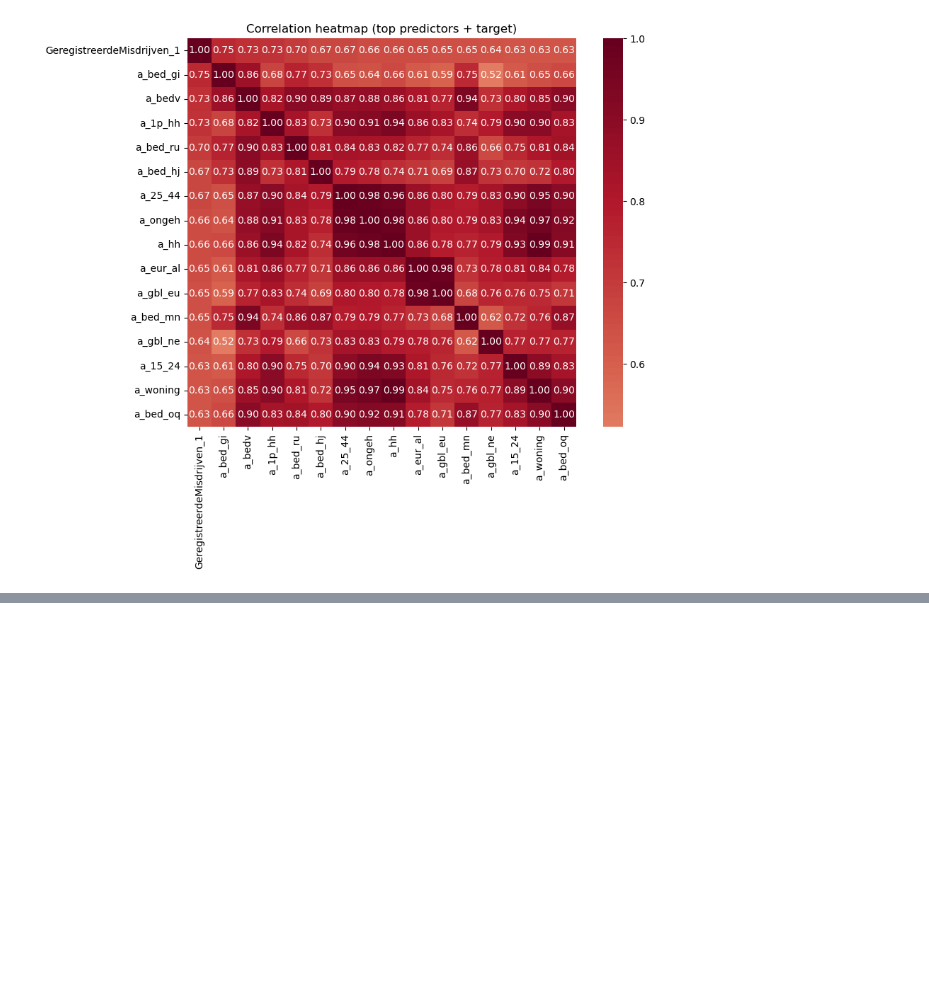
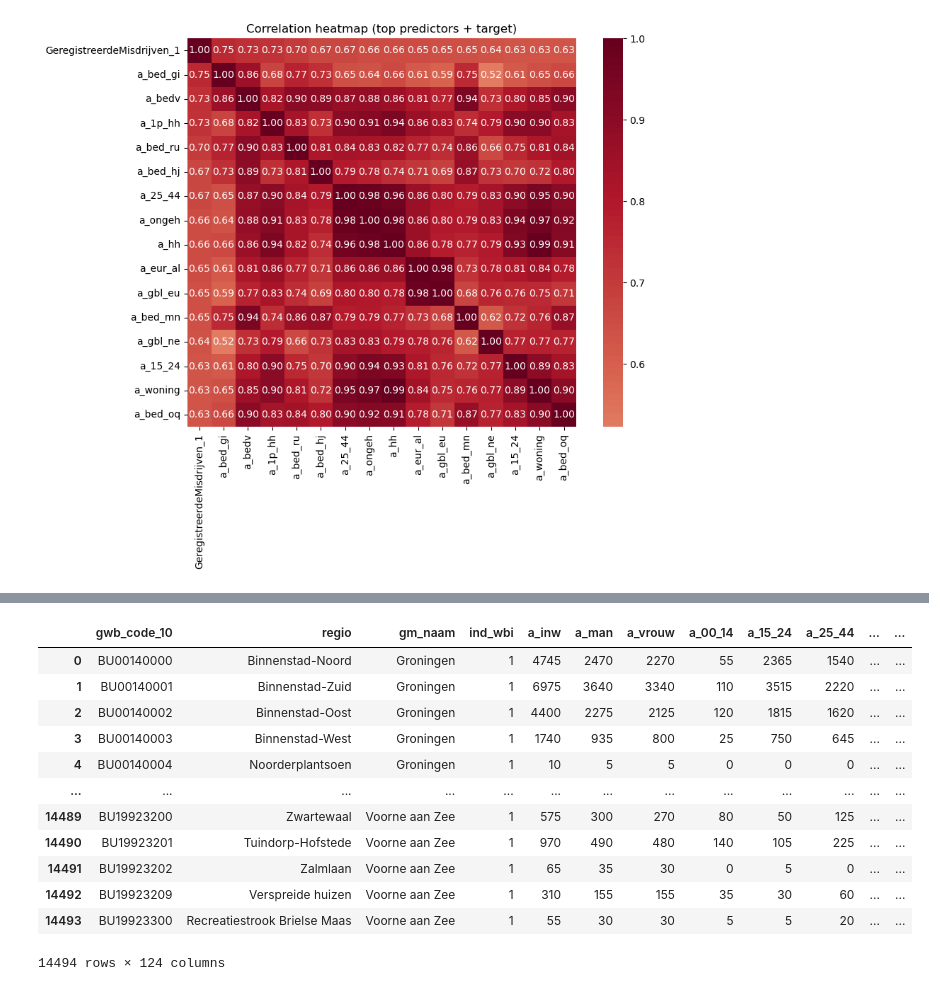
Before and after one commit to aukehilbrands/thesis, a Jupyter notebook: 3 - EDA.ipynb, the cells around one changed output, grey strips where cells are left out. Saved outputs shown, nothing was run; the diff lists cells and outputs as text; code cells hidden in the pictures; blank space fills up the shorter version.

```diff
--- a/3 - EDA.ipynb
+++ b/3 - EDA.ipynb
@@ -236,0 +274,16 @@ plt.show()
+# %%
+df
+# %% [output]
+|  | gwb_code_10 | regio | gm_naam | ind_wbi | a_inw | a_man | a_vrouw | a_00_14 | a_15_24 | a_25_44 | ... | ... |
+| 0 | BU00140000 | Binnenstad-Noord | Groningen | 1 | 4745 | 2470 | 2270 | 55 | 2365 | 1540 | ... | ... |
+| 1 | BU00140001 | Binnenstad-Zuid | Groningen | 1 | 6975 | 3640 | 3340 | 110 | 3515 | 2220 | ... | ... |
+| 2 | BU00140002 | Binnenstad-Oost | Groningen | 1 | 4400 | 2275 | 2125 | 120 | 1815 | 1620 | ... | ... |
+| 3 | BU00140003 | Binnenstad-West | Groningen | 1 | 1740 | 935 | 800 | 25 | 750 | 645 | ... | ... |
+| 4 | BU00140004 | Noorderplantsoen | Groningen | 1 | 10 | 5 | 5 | 0 | 0 | 0 | ... | ... |
+| ... | ... | ... | ... | ... | ... | ... | ... | ... | ... | ... | ... | ... |
+| 14489 | BU19923200 | Zwartewaal | Voorne aan Zee | 1 | 575 | 300 | 270 | 80 | 50 | 125 | ... | ... |
+| 14490 | BU19923201 | Tuindorp-Hofstede | Voorne aan Zee | 1 | 970 | 490 | 480 | 140 | 105 | 225 | ... | ... |
+| 14491 | BU19923202 | Zalmlaan | Voorne aan Zee | 1 | 65 | 35 | 30 | 0 | 5 | 0 | ... | ... |
+| 14492 | BU19923209 | Verspreide huizen | Voorne aan Zee | 1 | 310 | 155 | 155 | 35 | 30 | 60 | ... | ... |
+| 14493 | BU19923300 | Recreatiestrook Brielse Maas | Voorne aan Zee | 1 | 55 | 30 | 30 | 5 | 5 | 20 | ... | ... |
+14494 rows × 124 columns
```
Also changed, not shown: parts of 5 cells of this notebook, 6 other files.
